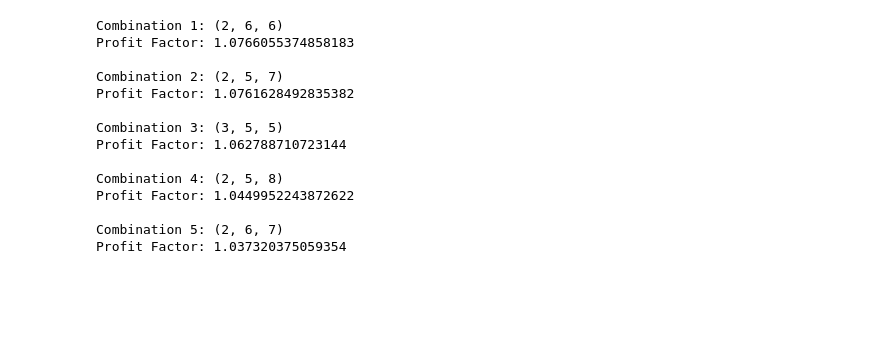
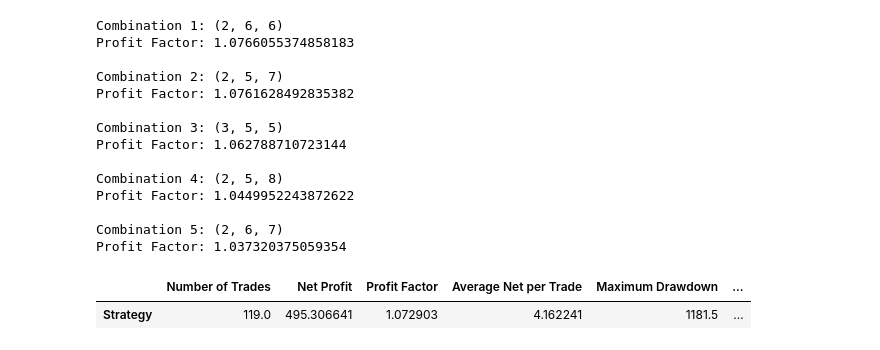
Before and after one commit to hamidreza-rhz/Technical-Analysis-ML-Strategy-Optimization, a Jupyter notebook: strategies.ipynb, the cells around one changed output. Saved outputs shown, nothing was run; the diff lists cells and outputs as text; code cells hidden in the pictures; blank space fills up the shorter version.

Commit message:
calculate metrics function

```diff
--- a/strategies.ipynb
+++ b/strategies.ipynb
@@ -338,3 +314,43 @@ Profit Factor: 1.0449952243872622
 
 Combination 5: (2, 6, 7)
 Profit Factor: 1.037320375059354
+# %%
+def calculate_metrics(df):
+    # Calculate number of trades
+    num_trades = df['Trades'].sum()
+
+    # Calculate net profit of the trades
+    net_profit = df['PriceStrategy'].sum()
+
+    # Calculate profit factor
+    profit_factor = calculate_profit_factor(df['Strategy'])
+
+    # Calculate average net of each trade
+    avg_net_trade = net_profit / num_trades
+
+    # Calculate maximum drawdown (price)
+    max_drawdown = df['CPrice'].max() - df['CPrice'].min()
+
+    # Calculate Percent Profitable (PP)
+    num_winning_trades = len(df.loc[df['PriceStrategy'] > 0])
+    num_trades = df['Trades'].sum()
+    pp = num_winning_trades / num_trades * 100 if num_trades > 0 else 0
+    pp = min(pp, 100)  # Limit PP to a maximum of 100
+
+
+    # Create a DataFrame to store the metrics
+    metrics_df = pd.DataFrame({
+        'Number of Trades': [num_trades],
+        'Net Profit': [net_profit],
+        'Profit Factor': [profit_factor],
+        'Average Net per Trade': [avg_net_trade],
+        'Maximum Drawdown': [max_drawdown],
+        'Percent Profitable (PP)': [pp]
+    }, index=['Strategy'])
+
+    return metrics_df
+# %%
+calculate_metrics(macd_strategy(df_ibex_test, 'IBEX', best_params[0], best_params[1], best_params[2]))
+# %% [output]
+|  | Number of Trades | Net Profit | Profit Factor | Average Net per Trade | Maximum Drawdown | ... |
+| Strategy | 119.0 | 495.306641 | 1.072903 | 4.162241 | 1181.5 | ... |
```
Also changed, not shown: parts of 2 cells of this notebook.
